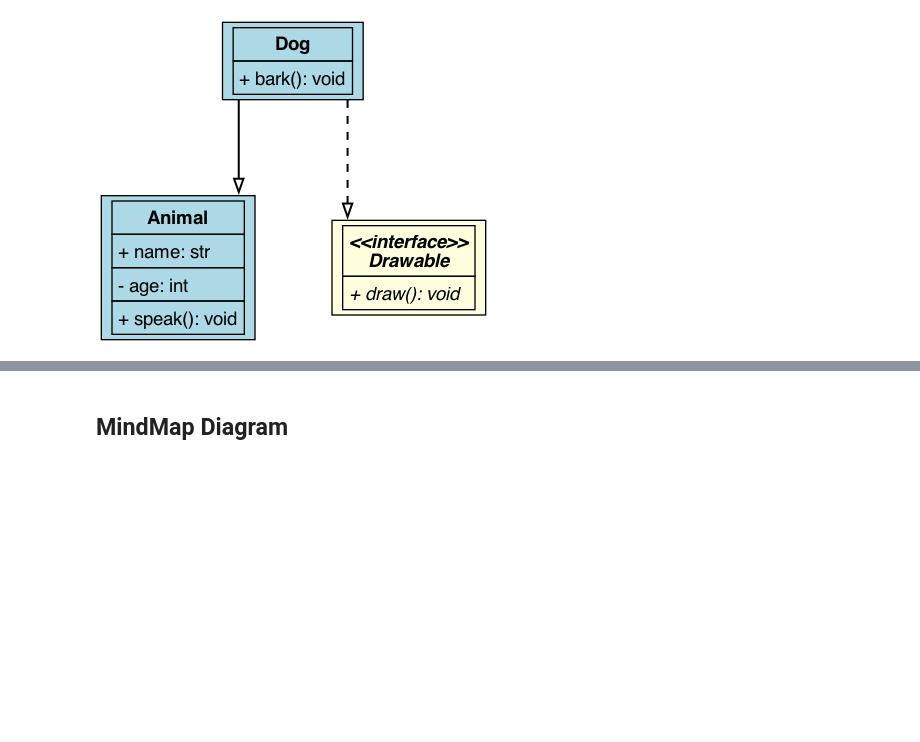
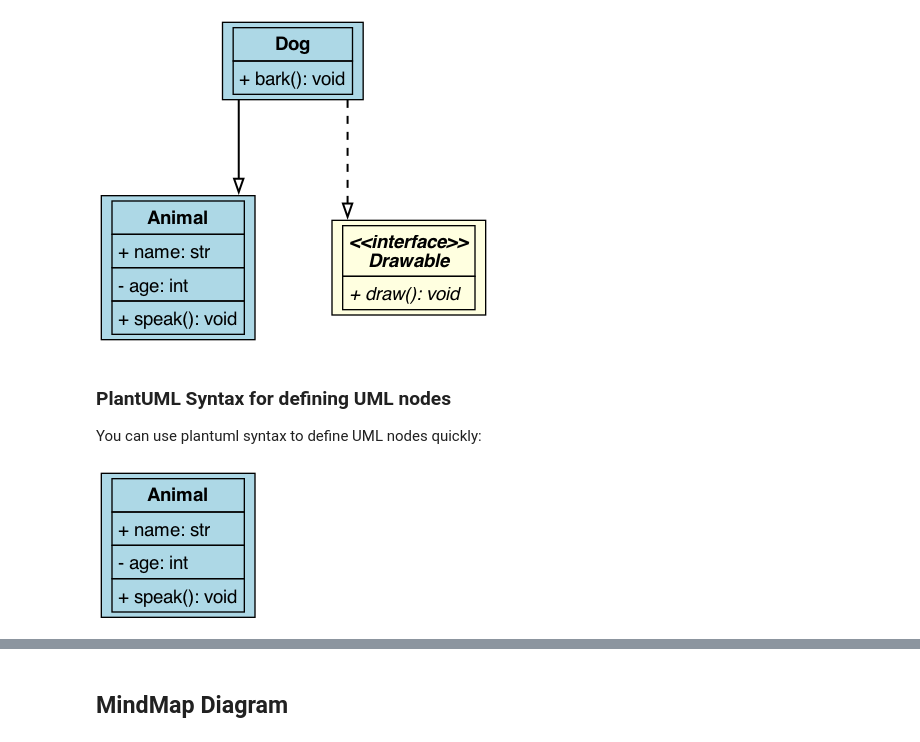
Before and after one commit to Superjomn/dotspy, a Jupyter notebook: examples/quickstart.ipynb, the cells around one changed output, grey strips where cells are left out. Drawn from its saved outputs; the diff is of its cells as text; code cells hidden in the pictures; blank space fills up the shorter version.

```diff
--- a/examples/quickstart.ipynb
+++ b/examples/quickstart.ipynb
@@ -198,3 +200,6 @@ with Graph("uml", styles=UML_GRAPH) as g:
 g
 # %% [output]
 [figure]
+# %% [markdown]
+### PlantUML Syntax for defining UML nodes
+You can use plantuml syntax to define UML nodes quickly:
@@ -200,0 +208,13 @@ g
+# %%
+with Graph("uml", styles=UML_GRAPH) as g:
+    node = create_node("""
+    class Animal {
+        + name: str
+        - age: int
+        + speak(): void
+    }
+    """)
+
+g
+# %% [output]
+[figure, added]
```
Also changed, not shown: parts of 9 cells of this notebook.
